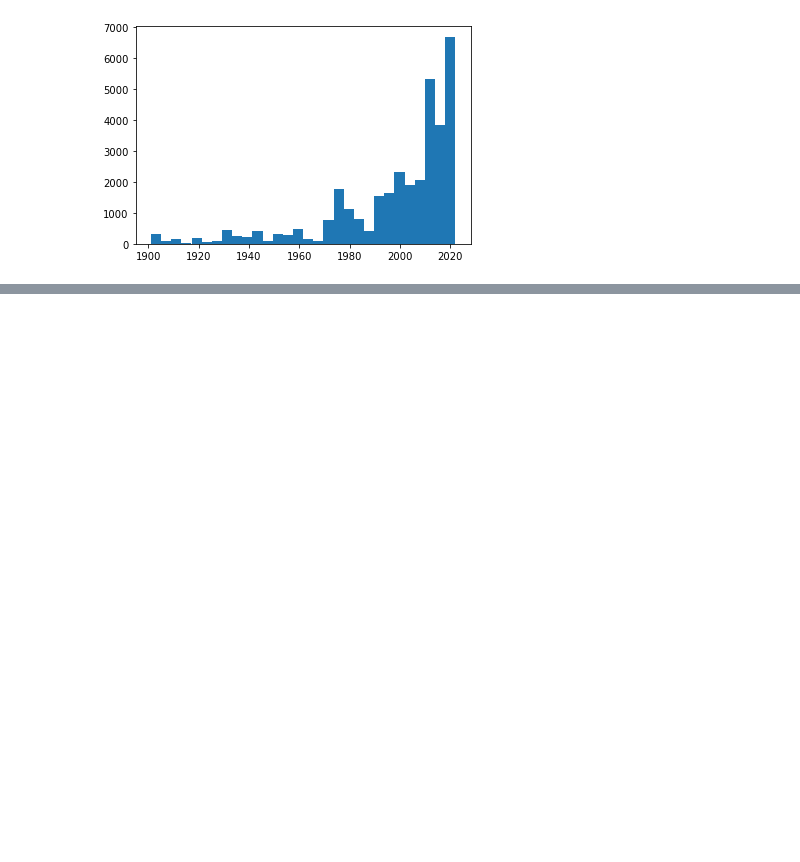
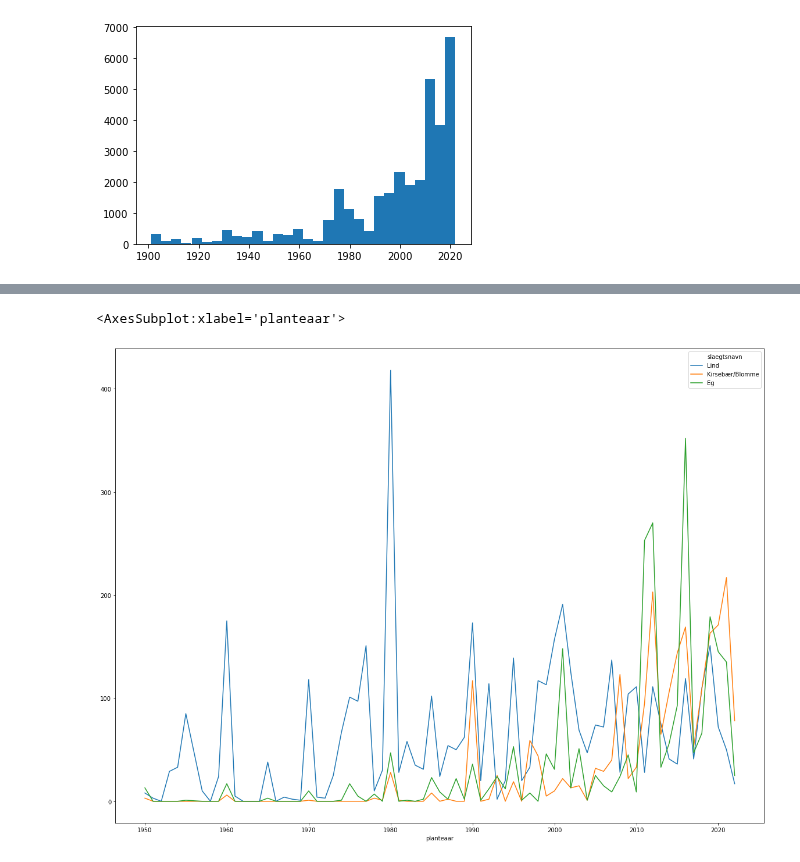
Before and after one commit to Ljoerring/Social-Data-Project, a Jupyter notebook: Gode_plots.ipynb, the cells around one changed output, grey strips where cells are left out. Cells and saved outputs as stored; diff of their text form; code cells hidden in the pictures; blank space fills up the shorter version.

Commit message:
plots

```diff
--- a/Gode_plots.ipynb
+++ b/Gode_plots.ipynb
@@ -38,0 +65,10 @@ plt.hist(df["planteaar"], bins = 30)
+# %%
+tree_sort = df["slaegtsnavn"].value_counts().sort_values(ascending = False)[1:11].index.to_list()
+#tree_sort
+# %%
+table2 = pd.pivot_table(df, values='id', index=["planteaar"],
+                    columns=['slaegtsnavn'], aggfunc="count")
+#table2
+# %%
+table2 = table2[tree_sort]
+table2
@@ -38,0 +90,8 @@ plt.hist(df["planteaar"], bins = 30)
+# %%
+table2 = table2.fillna(0)
+# %%
+table2new = table2.loc[1950:]
+table2new.plot(figsize=(20, 15))
+# %% [output]
+<AxesSubplot:xlabel='planteaar'>
+[figure, added]
```
Also changed, not shown: parts of 13 cells of this notebook, 1 other file.
